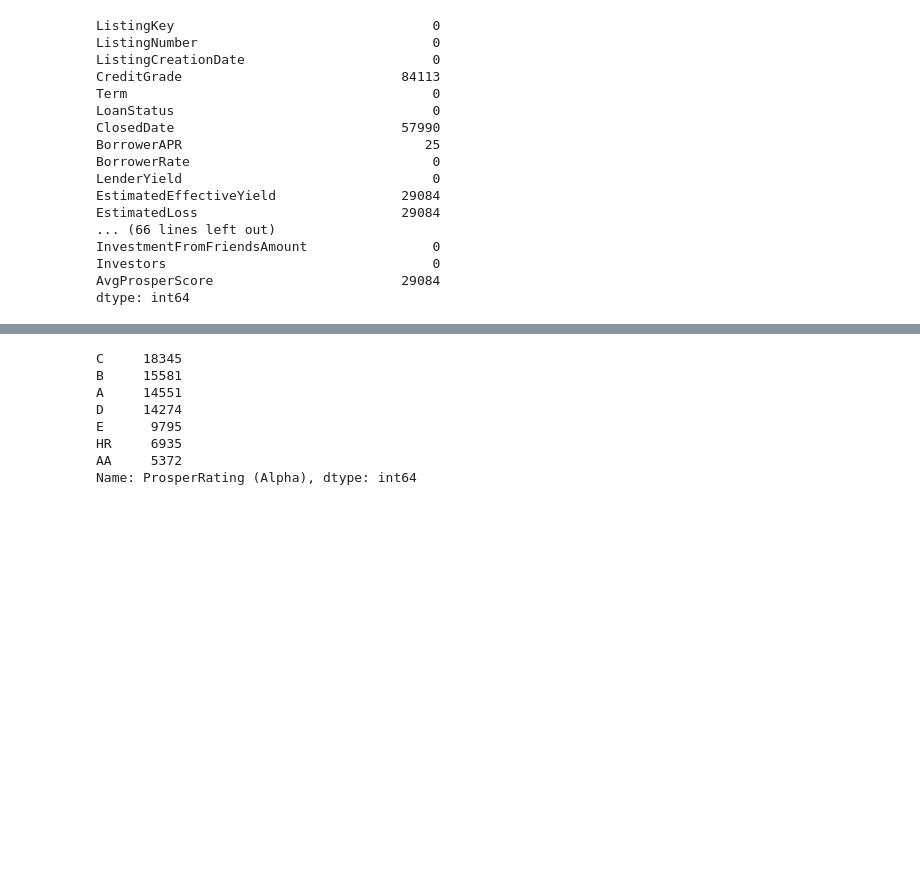
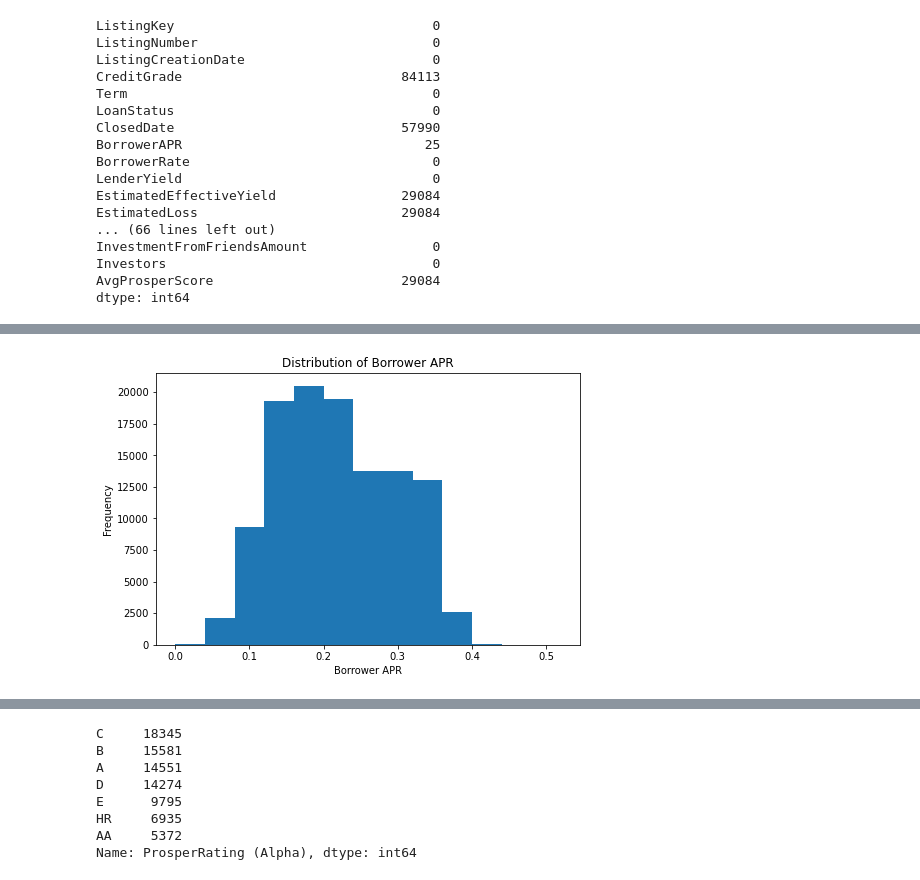
Before and after one commit to Lekan-Aden/prosper-loan-analysis, a Jupyter notebook: Part_I_exploration.ipynb, the cells around one changed output, grey strips where cells are left out. Saved outputs shown, nothing was run; the diff lists cells and outputs as text; code cells hidden in the pictures; blank space fills up the shorter version.

```diff
--- a/Part_I_exploration.ipynb
+++ b/Part_I_exploration.ipynb
@@ -155,0 +108,11 @@ The spikes in the histogram reveal that most loans are usually procured in multi
+# %%
+fig, ax = plt.subplots(figsize=(7.6, 5))
+
+bins = np.arange(0, 0.53, 0.04)
+ax.hist(loan_df['BorrowerAPR'], bins=bins)
+
+plt.xlabel('Borrower APR')
+plt.ylabel('Frequency')
+plt.title('Distribution of Borrower APR');
+# %% [output]
+[figure, added]
```
Also changed, not shown: parts of 112 cells of this notebook.
